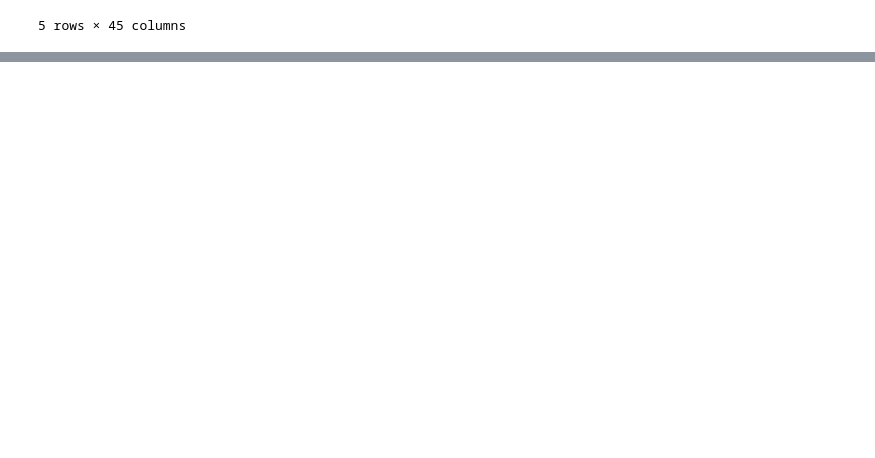
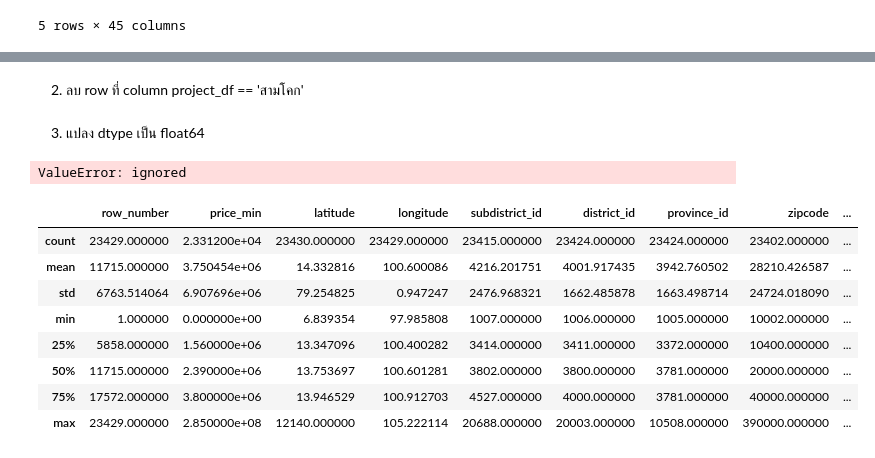
Before and after one commit to todtec/DPDM65, a Jupyter notebook: Pandas101.ipynb, the cells around one changed output, grey strips where cells are left out. Drawn from its saved outputs; the diff is of its cells as text; code cells hidden in the pictures; blank space fills up the shorter version.

```diff
--- a/Pandas101.ipynb
+++ b/Pandas101.ipynb
@@ -67,0 +115,26 @@ project_df.tail()
+# %% [markdown]
+2. ลบ row ที่ column project_df == 'สามโคก'
+# %%
+project_df2 = project_df[project_df['price_min'] != 'สามโคก']
+# %% [markdown]
+3. แปลง dtype เป็น float64
+# %%
+project_df2.astype({'price_min':np.float64})
+# %% [output]
+ValueError: ignored
+# %%
+project_df2 = project_df2[project_df2['price_min'] != 'เมืองปทุมธานี']
+# %%
+project_df2['price_min'] = pd.to_numeric(project_df2['price_min'], errors='coerce') #to_numberic fucntion to force to be numberic
+# %%
+project_df2.describe()
+# %% [output]
+|  | row_number | price_min | latitude | longitude | subdistrict_id | district_id | province_id | zipcode | ... |
+| count | 23429.000000 | 2.331200e+04 | 23430.000000 | 23429.000000 | 23415.000000 | 23424.000000 | 23424.000000 | 23402.000000 | ... |
+| mean | 11715.000000 | 3.750454e+06 | 14.332816 | 100.600086 | 4216.201751 | 4001.917435 | 3942.760502 | 28210.426587 | ... |
+| std | 6763.514064 | 6.907696e+06 | 79.254825 | 0.947247 | 2476.968321 | 1662.485878 | 1663.498714 | 24724.018090 | ... |
+| min | 1.000000 | 0.000000e+00 | 6.839354 | 97.985808 | 1007.000000 | 1006.000000 | 1005.000000 | 10002.000000 | ... |
+| 25% | 5858.000000 | 1.560000e+06 | 13.347096 | 100.400282 | 3414.000000 | 3411.000000 | 3372.000000 | 10400.000000 | ... |
+| 50% | 11715.000000 | 2.390000e+06 | 13.753697 | 100.601281 | 3802.000000 | 3800.000000 | 3781.000000 | 20000.000000 | ... |
+| 75% | 17572.000000 | 3.800000e+06 | 13.946529 | 100.912703 | 4527.000000 | 4000.000000 | 3781.000000 | 40000.000000 | ... |
+| max | 23429.000000 | 2.850000e+08 | 12140.000000 | 105.222114 | 20688.000000 | 20003.000000 | 10508.000000 | 390000.000000 | ... |
```
Also changed, not shown: parts of 10 cells of this notebook.
